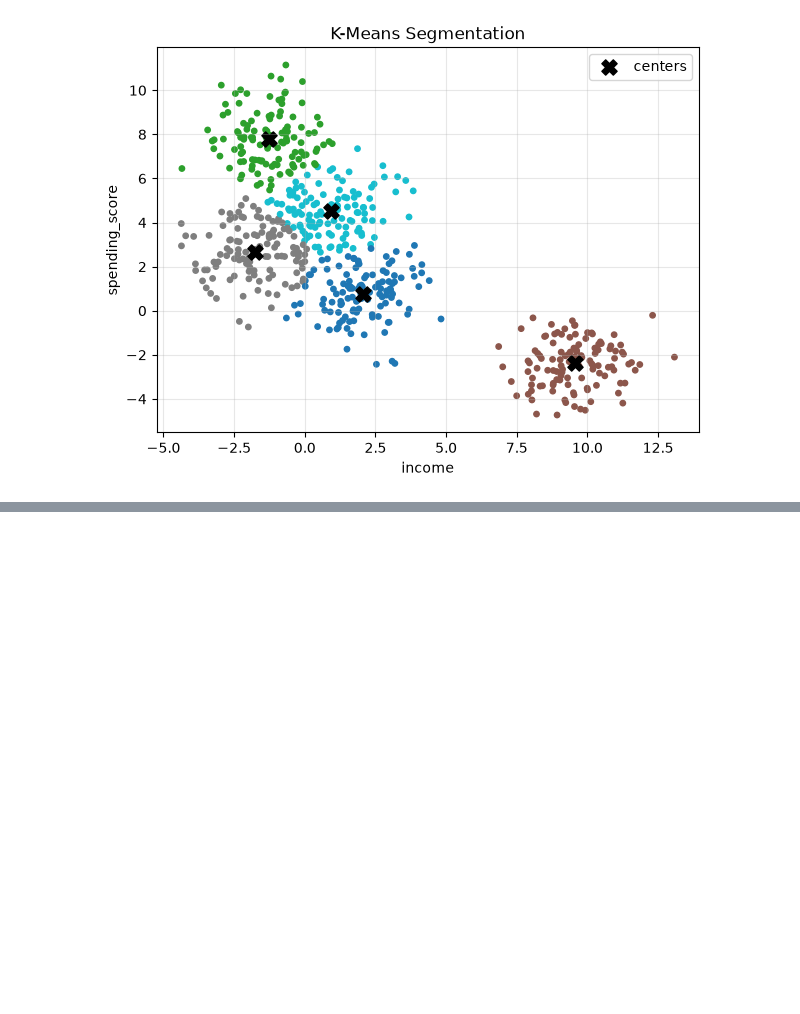
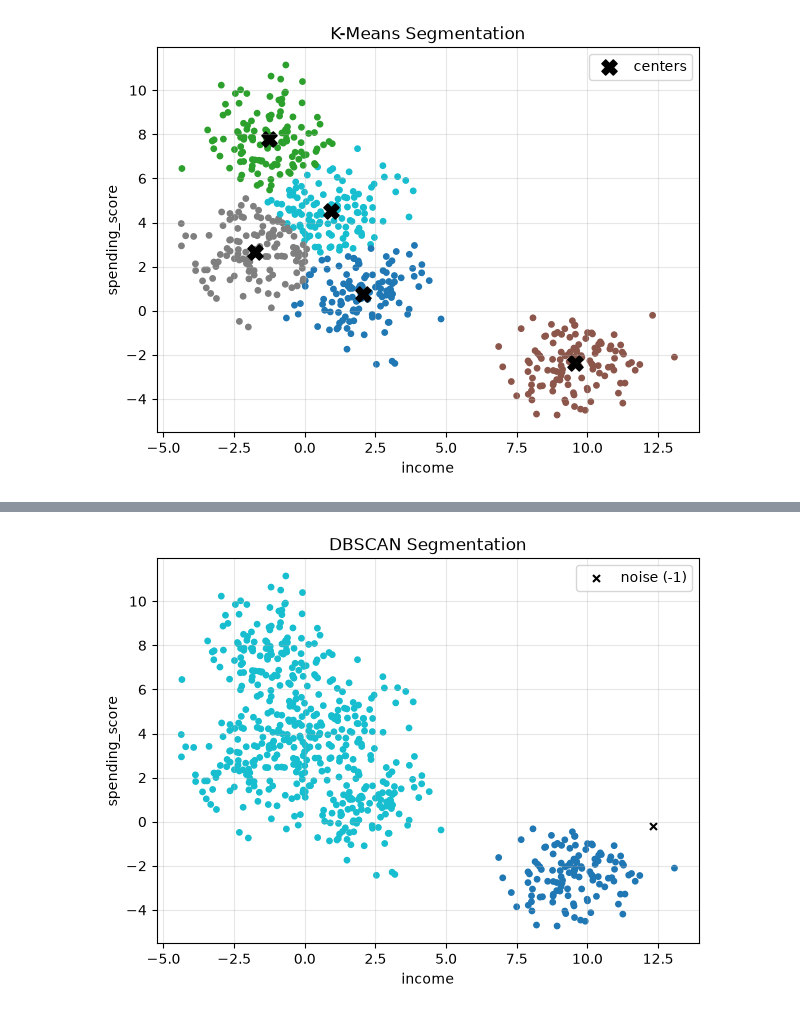
Before and after one commit to nikalyndaa/ML-and-AI, a Jupyter notebook: Cluster/Cluster.ipynb, the cells around one changed output, grey strips where cells are left out. Drawn from its saved outputs; the diff is of its cells as text; code cells hidden in the pictures; blank space fills up the shorter version.

```diff
--- a/Cluster/Cluster.ipynb
+++ b/Cluster/Cluster.ipynb
@@ -64,0 +67,9 @@ plt.show()
+# %%
+dbscan = DBSCAN(eps=1.5, min_samples=10)
+df["cluster_dbscan"] = dbscan.fit_predict(df[["income", "spending_score"]])
+
+n_clusters = len(set(df["cluster_dbscan"])) - (1 if -1 in set(df["cluster_dbscan"]) else 0)
+n_noise = int((df["cluster_dbscan"] == -1).sum())
+print("Знайдено кластерів:", n_clusters)
+print("Точок-шуму (-1):", n_noise)
+print(df["cluster_dbscan"].value_counts().sort_index())
@@ -64,0 +84,15 @@ plt.show()
+# %%
+plt.figure(figsize=(7, 5))
+noise = df["cluster_dbscan"] == -1
+plt.scatter(df.loc[~noise, "income"], df.loc[~noise, "spending_score"],
+            c=df.loc[~noise, "cluster_dbscan"], cmap="tab10", s=15)
+plt.scatter(df.loc[noise, "income"], df.loc[noise, "spending_score"],
+            c="black", marker="x", s=25, label="noise (-1)")
+plt.xlabel("income")
+plt.ylabel("spending_score")
+plt.title("DBSCAN Segmentation")
+plt.legend()
+plt.grid(alpha=0.3)
+plt.show()
+# %% [output]
+[figure, added]
```
Also changed, not shown: parts of 2 cells of this notebook, 3 other files.
